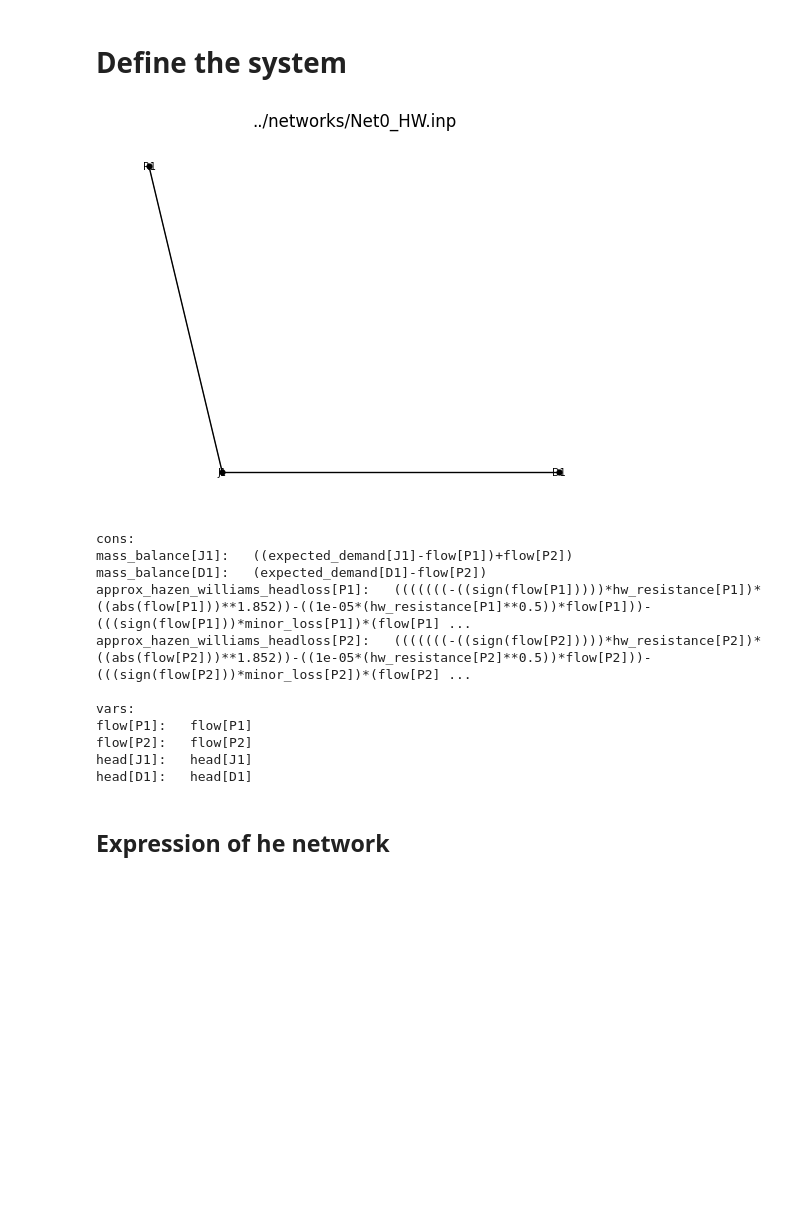
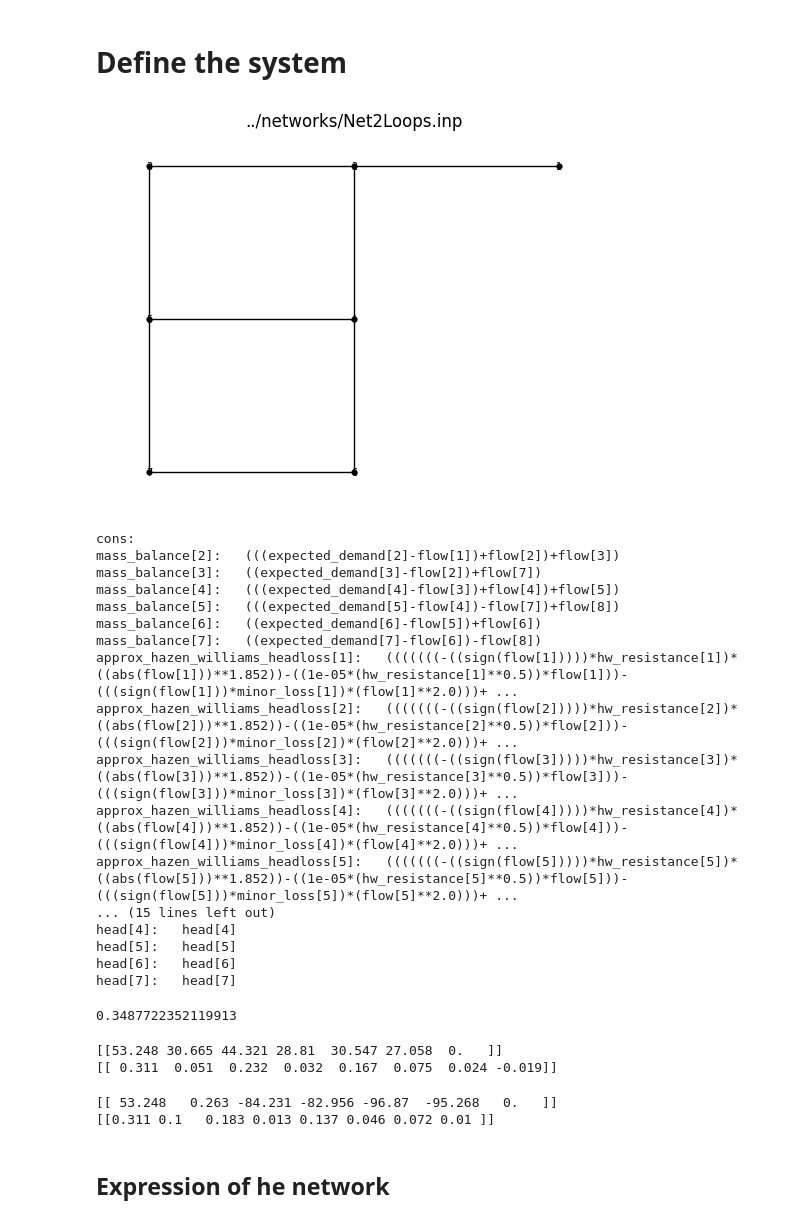
Before and after one commit to QuantumApplicationLab/wntr-quantum, a Jupyter notebook: docs/notebooks/trash/wntr_qubo_poly.ipynb, the cells around one changed output. Drawn from its saved outputs; the diff is of its cells as text; code cells hidden in the pictures; blank space fills up the shorter version.

```diff
--- a/docs/notebooks/trash/wntr_qubo_poly.ipynb
+++ b/docs/notebooks/trash/wntr_qubo_poly.ipynb
@@ -3,33 +3,61 @@
 # %%
 import wntr
 import wntr_quantum
 import numpy as np
 from wntr.sim.hydraulics import create_hydraulic_model
 
 # Create a water network model
 inp_file = '../networks/Net0_HW.inp'
-# inp_file = '../networks/Net1Loops.inp'
+inp_file = '../networks/Net2Loops.inp'
 # inp_file = '../networks/Net2Loops.inp'
-wn = wntr.network.WaterNetworkModel(inp_file)
+wn0 = wntr.network.WaterNetworkModel(inp_file)
 
 # Graph the network
-wntr.graphics.plot_network(wn, title=wn.name, node_labels=True)
+wntr.graphics.plot_network(wn0, title=wn0.name, node_labels=True)
 
-model, updater = create_hydraulic_model(wn, HW_approx='default')
+model, updater = create_hydraulic_model(wn0, HW_approx='default')
 print(model.__str__())
 # %% [output]
-[figure, old version]
+[figure, new version]
 cons:
-mass_balance[J1]:   ((expected_demand[J1]-flow[P1])+flow[P2])
-mass_balance[D1]:   (expected_demand[D1]-flow[P2])
-approx_hazen_williams_headloss[P1]:   (((((((-((sign(flow[P1]))))*hw_resistance[P1])*((abs(flow[P1]))**1.852))-((1e-05*(hw_resistance[P1]**0.5))*flow[P1]))-(((sign(flow[P1]))*minor_loss[P1])*(flow[P1] ...
-approx_hazen_williams_headloss[P2]:   (((((((-((sign(flow[P2]))))*hw_resistance[P2])*((abs(flow[P2]))**1.852))-((1e-05*(hw_resistance[P2]**0.5))*flow[P2]))-(((sign(flow[P2]))*minor_loss[P2])*(flow[P2] ...
-
-vars:
-flow[P1]:   flow[P1]
-flow[P2]:   flow[P2]
-head[J1]:   head[J1]
-head[D1]:   head[D1]
+mass_balance[2]:   (((expected_demand[2]-flow[1])+flow[2])+flow[3])
+mass_balance[3]:   ((expected_demand[3]-flow[2])+flow[7])
+mass_balance[4]:   (((expected_demand[4]-flow[3])+flow[4])+flow[5])
+mass_balance[5]:   (((expected_demand[5]-flow[4])-flow[7])+flow[8])
+mass_balance[6]:   ((expected_demand[6]-flow[5])+flow[6])
+mass_balance[7]:   ((expected_demand[7]-flow[6])-flow[8])
+approx_hazen_williams_headloss[1]:   (((((((-((sign(flow[1]))))*hw_resistance[1])*((abs(flow[1]))**1.852))-((1e-05*(hw_resistance[1]**0.5))*flow[1]))-(((sign(flow[1]))*minor_loss[1])*(flow[1]**2.0)))+ ...
+approx_hazen_williams_headloss[2]:   (((((((-((sign(flow[2]))))*hw_resistance[2])*((abs(flow[2]))**1.852))-((1e-05*(hw_resistance[2]**0.5))*flow[2]))-(((sign(flow[2]))*minor_loss[2])*(flow[2]**2.0)))+ ...
+approx_hazen_williams_headloss[3]:   (((((((-((sign(flow[3]))))*hw_resistance[3])*((abs(flow[3]))**1.852))-((1e-05*(hw_resistance[3]**0.5))*flow[3]))-(((sign(flow[3]))*minor_loss[3])*(flow[3]**2.0)))+ ...
+approx_hazen_williams_headloss[4]:   (((((((-((sign(flow[4]))))*hw_resistance[4])*((abs(flow[4]))**1.852))-((1e-05*(hw_resistance[4]**0.5))*flow[4]))-(((sign(flow[4]))*minor_loss[4])*(flow[4]**2.0)))+ ...
+approx_hazen_williams_headloss[5]:   (((((((-((sign(flow[5]))))*hw_resistance[5])*((abs(flow[5]))**1.852))-((1e-05*(hw_resistance[5]**0.5))*flow[5]))-(((sign(flow[5]))*minor_loss[5])*(flow[5]**2.0)))+ ...
+... (15 lines left out)
+head[4]:   head[4]
+head[5]:   head[5]
+head[6]:   head[6]
+head[7]:   head[7]
+# %%
+model.hw_resistance['3'].value * 0.077**2
+# %% [output]
+0.3487722352119913
+# %%
+import wntr
+sim = wntr.sim.WNTRSimulator(wn0)
+results = sim.run_sim()
+print(results.node['pressure'].values)
+print(results.link['flowrate'].values)
+# %% [output]
+[[53.248 30.665 44.321 28.81  30.547 27.058  0.   ]]
+[[ 0.311  0.051  0.232  0.032  0.167  0.075  0.024 -0.019]]
+# %%
+wn0.links['3'].diameter = 0.203
+sim = wntr.sim.WNTRSimulator(wn0)
+results = sim.run_sim()
+print(results.node['pressure'].values)
+print(results.link['flowrate'].values)
+# %% [output]
+[[ 53.248   0.263 -84.231 -82.956 -96.87  -95.268   0.   ]]
+[[0.311 0.1   0.183 0.013 0.137 0.046 0.072 0.01 ]]
 # %% [markdown]
 ## Expression of he network
 # %%
```
Also changed, not shown: parts of 22 cells of this notebook, 4 other files.
